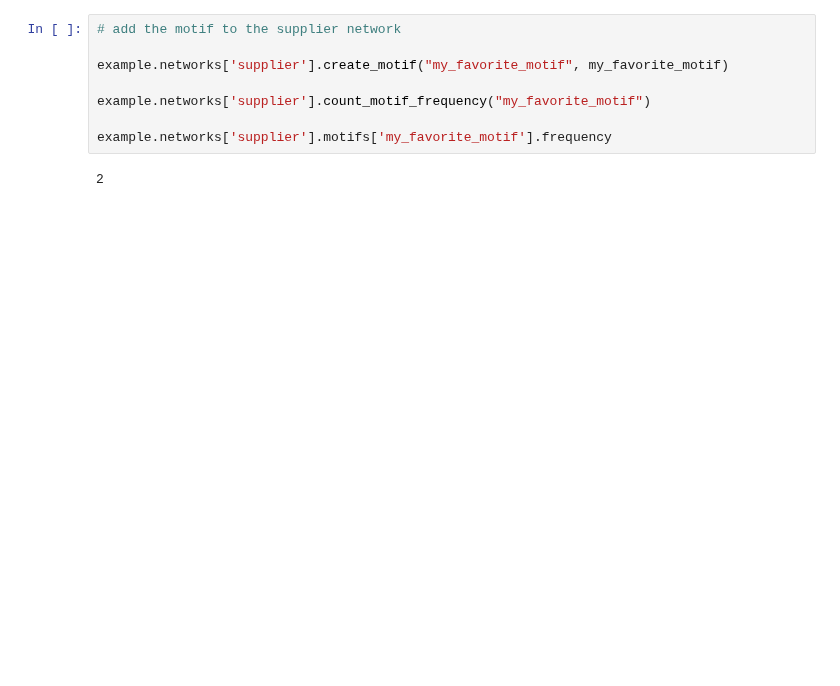
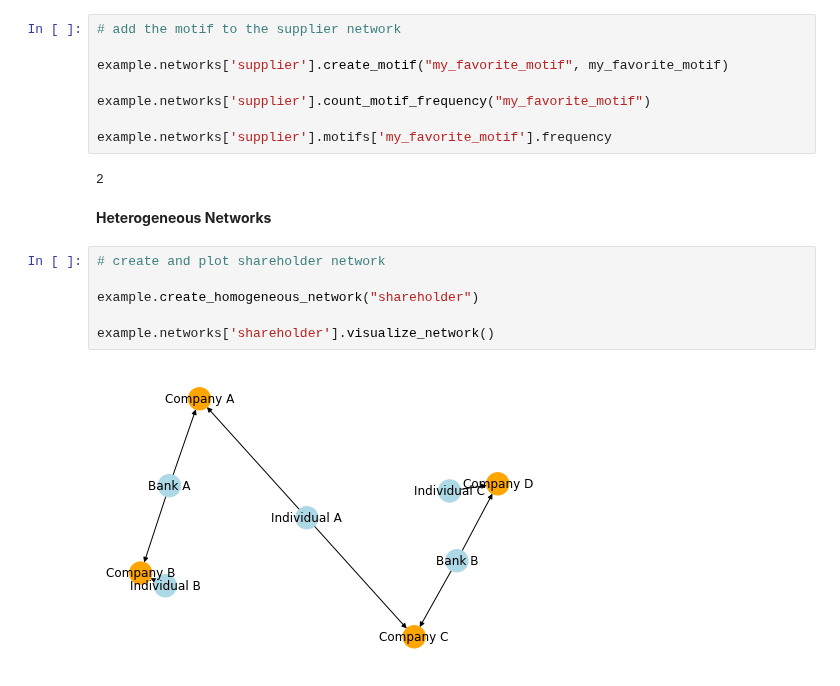
Before and after one commit to LFesser97/Predoc, a Jupyter notebook: network_analysis/network_analysis_examples.ipynb, the cells around one changed output. Cells and saved outputs as stored; diff of their text form; blank space fills up the shorter version.

Commit message:
cleaned up network analysis

```diff
--- a/network_analysis/network_analysis_examples.ipynb
+++ b/network_analysis/network_analysis_examples.ipynb
@@ -80,3 +82,13 @@ example.networks['supplier'].count_motif_frequency("my_favorite_motif")
 example.networks['supplier'].motifs['my_favorite_motif'].frequency
 # %% [output]
 2
+# %% [markdown]
+**Heterogeneous Networks**
+# %%
+# create and plot shareholder network
+
+example.create_homogeneous_network("shareholder")
+
+example.networks['shareholder'].visualize_network()
+# %% [output]
+[figure, added]
```
Also changed, not shown: parts of 5 cells of this notebook, 3 other files.
